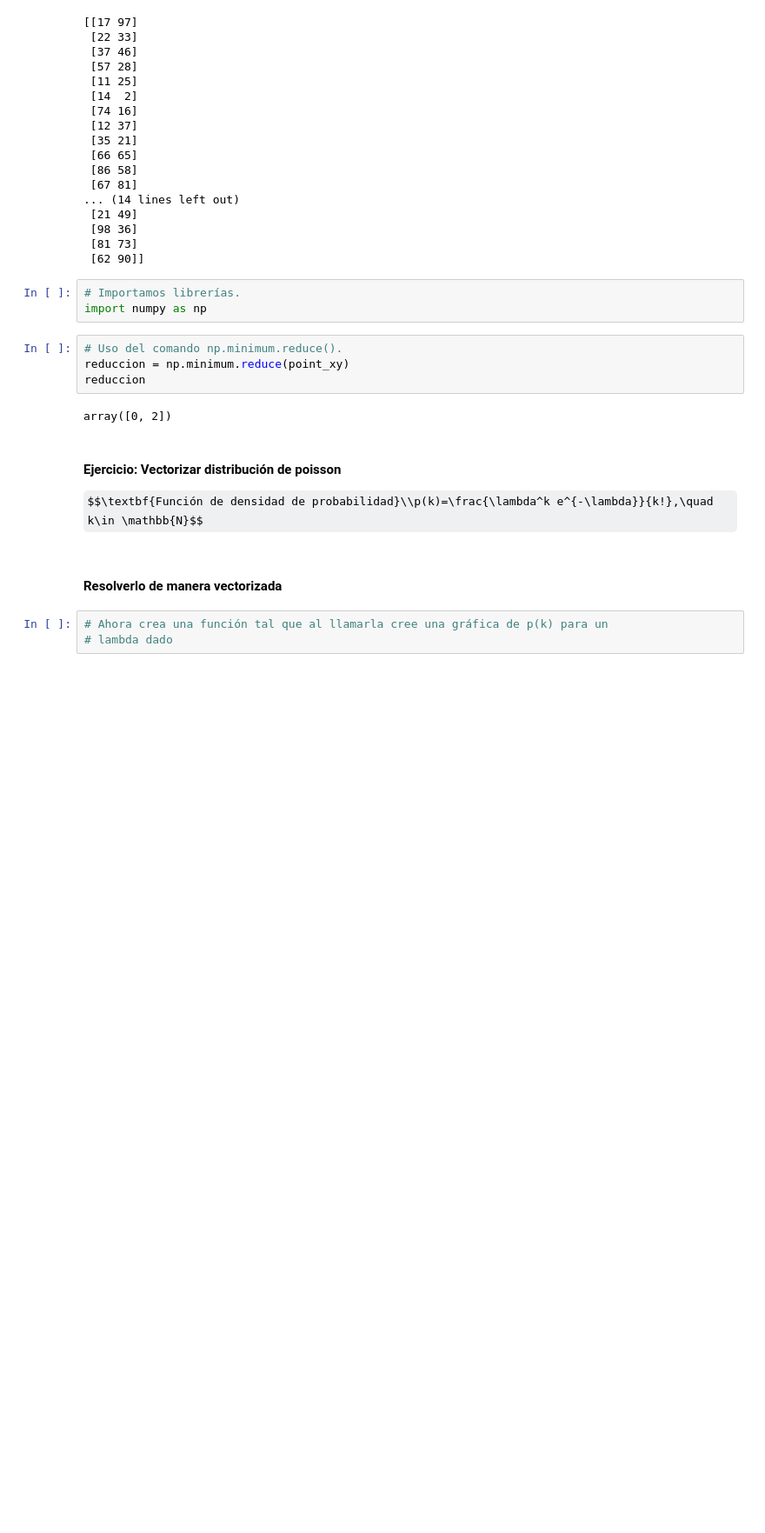
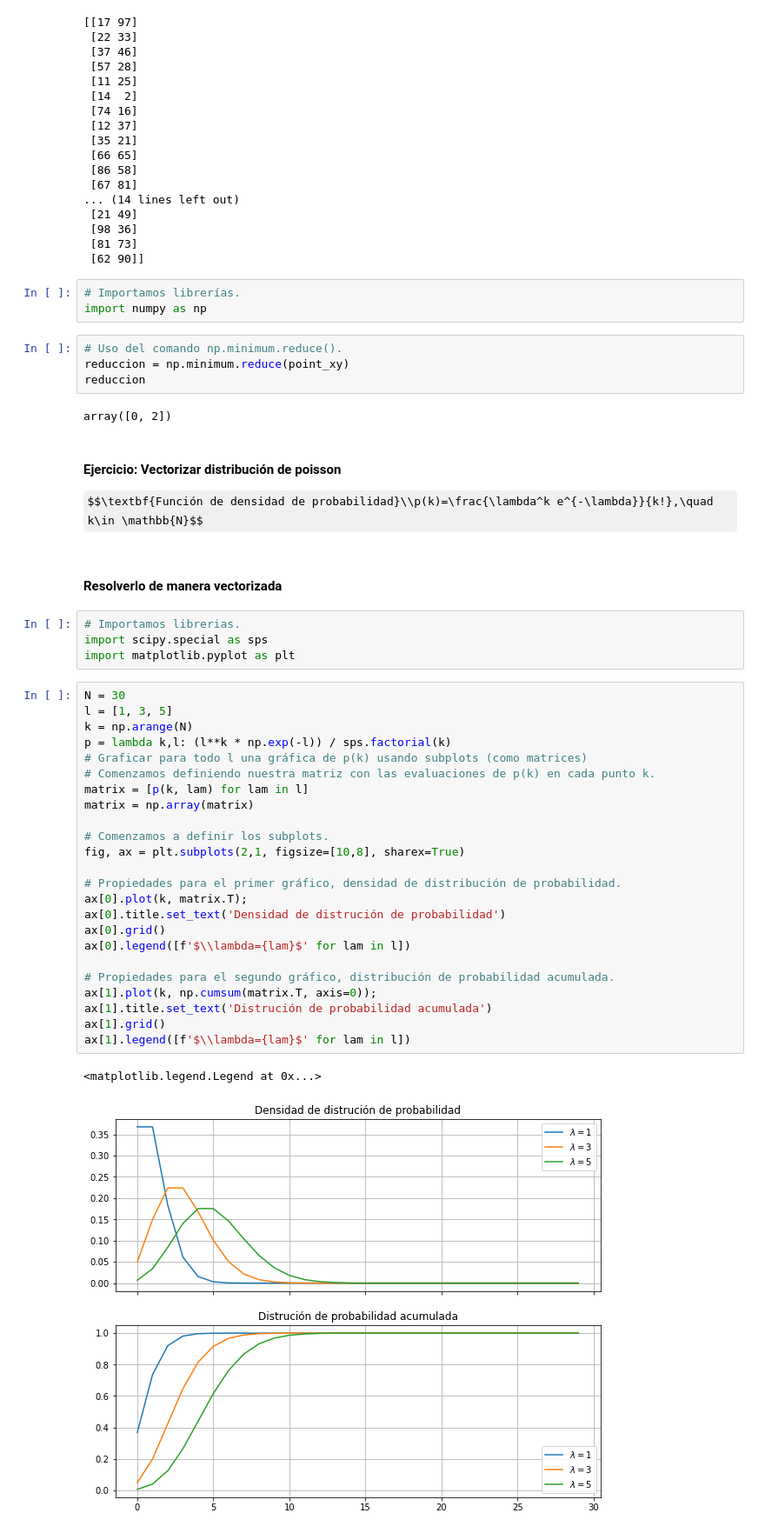
Before and after one commit to Bryan722176/ProyectoConjuntoBAJuarez_FJBarragan, a Jupyter notebook: Tarea2_JB.ipynb, the cells around one changed output. Shown at 87% size. Saved outputs shown, nothing was run; the diff lists cells and outputs as text; some formulas as TeX source; blank space fills up the shorter version.

```diff
--- a/Tarea2_JB.ipynb
+++ b/Tarea2_JB.ipynb
@@ -220,6 +220,34 @@ array([0, 2])
 $$\textbf{Función de densidad de probabilidad}\\p(k)=\frac{\lambda^k e^{-\lambda}}{k!},\quad k\in \mathbb{N}$$
 # %% [markdown]
 #### Resolverlo de manera vectorizada
-# %%
-# Ahora crea una función tal que al llamarla cree una gráfica de p(k) para un
-# lambda dado
+# %%
+# Importamos librerias.
+import scipy.special as sps
+import matplotlib.pyplot as plt
+# %%
+N = 30
+l = [1, 3, 5]
+k = np.arange(N)
+p = lambda k,l: (l**k * np.exp(-l)) / sps.factorial(k)
+# Graficar para todo l una gráfica de p(k) usando subplots (como matrices)
+# Comenzamos definiendo nuestra matriz con las evaluaciones de p(k) en cada punto k.
+matrix = [p(k, lam) for lam in l]
+matrix = np.array(matrix)
+
+# Comenzamos a definir los subplots.
+fig, ax = plt.subplots(2,1, figsize=[10,8], sharex=True)
+
+# Propiedades para el primer gráfico, densidad de distribución de probabilidad.
+ax[0].plot(k, matrix.T);
+ax[0].title.set_text('Densidad de distrución de probabilidad')
+ax[0].grid()
+ax[0].legend([f'$\\lambda={lam}$' for lam in l])
+
+# Propiedades para el segundo gráfico, distribución de probabilidad acumulada.
+ax[1].plot(k, np.cumsum(matrix.T, axis=0));
+ax[1].title.set_text('Distrución de probabilidad acumulada')
+ax[1].grid()
+ax[1].legend([f'$\\lambda={lam}$' for lam in l])
+# %% [output]
+<matplotlib.legend.Legend at 0x...>
+[figure, added]
```
